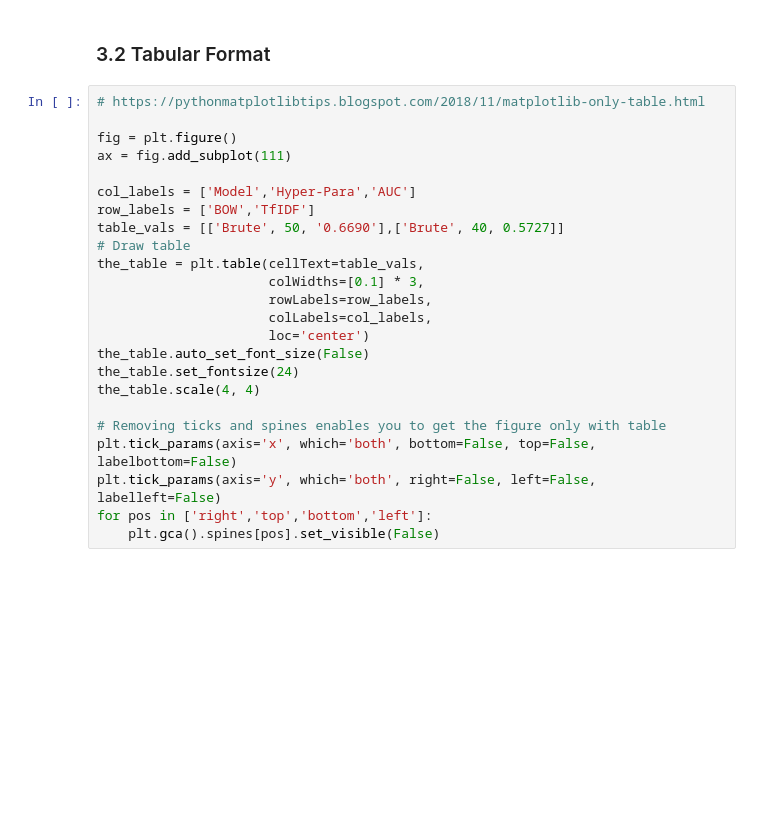
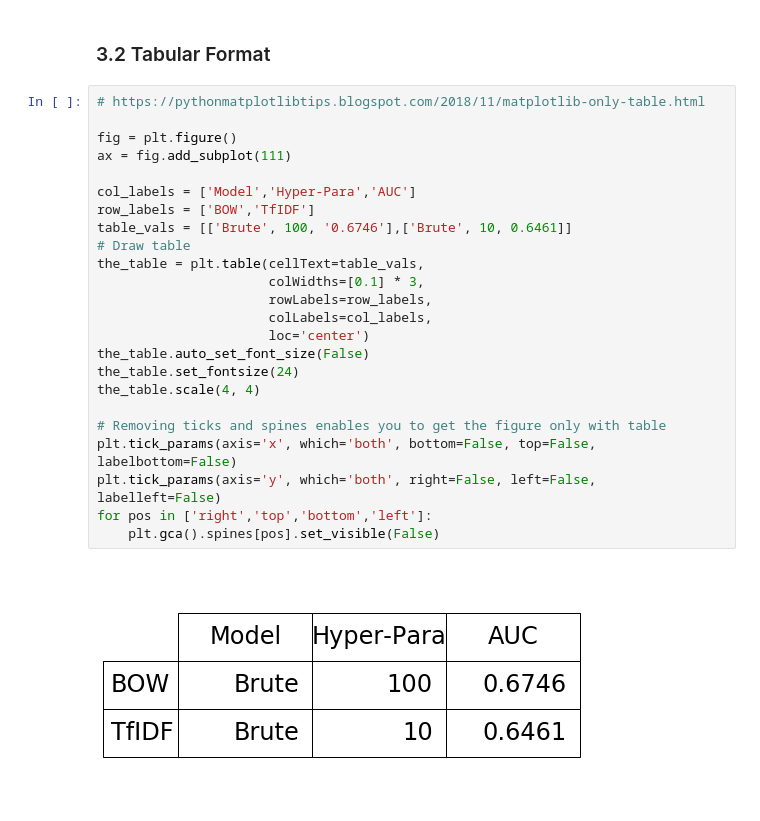
Before and after one commit to iamanik4/Python-Course-Assignment, a Jupyter notebook: 08. Apply Naive Bayes on Donors Choose dataset/6_Assignment_NB_Instructions.ipynb, the cells around one changed output. Drawn from its saved outputs; the diff is of its cells as text; blank space fills up the shorter version.

```diff
--- a/08. Apply Naive Bayes on Donors Choose dataset/6_Assignment_NB_Instructions.ipynb
+++ b/08. Apply Naive Bayes on Donors Choose dataset/6_Assignment_NB_Instructions.ipynb
@@ -489,24 +613,26 @@ print('Printing top 20 Feature for Positive Class:\n',np.take(X_feature, pos_cla
 # %%
 # https://pythonmatplotlibtips.blogspot.com/2018/11/matplotlib-only-table.html
 
 fig = plt.figure()
 ax = fig.add_subplot(111)
 
 col_labels = ['Model','Hyper-Para','AUC']
 row_labels = ['BOW','TfIDF']
-table_vals = [['Brute', 50, '0.6690'],['Brute', 40, 0.5727]]
+table_vals = [['Brute', 100, '0.6746'],['Brute', 10, 0.6461]]
 # Draw table
 the_table = plt.table(cellText=table_vals,
                       colWidths=[0.1] * 3,
                       rowLabels=row_labels,
                       colLabels=col_labels,
                       loc='center')
 the_table.auto_set_font_size(False)
 the_table.set_fontsize(24)
 the_table.scale(4, 4)
 
 # Removing ticks and spines enables you to get the figure only with table
 plt.tick_params(axis='x', which='both', bottom=False, top=False, labelbottom=False)
 plt.tick_params(axis='y', which='both', right=False, left=False, labelleft=False)
 for pos in ['right','top','bottom','left']:
     plt.gca().spines[pos].set_visible(False)
+# %% [output]
+[figure, added]
```
Also changed, not shown: parts of 22 cells of this notebook.
